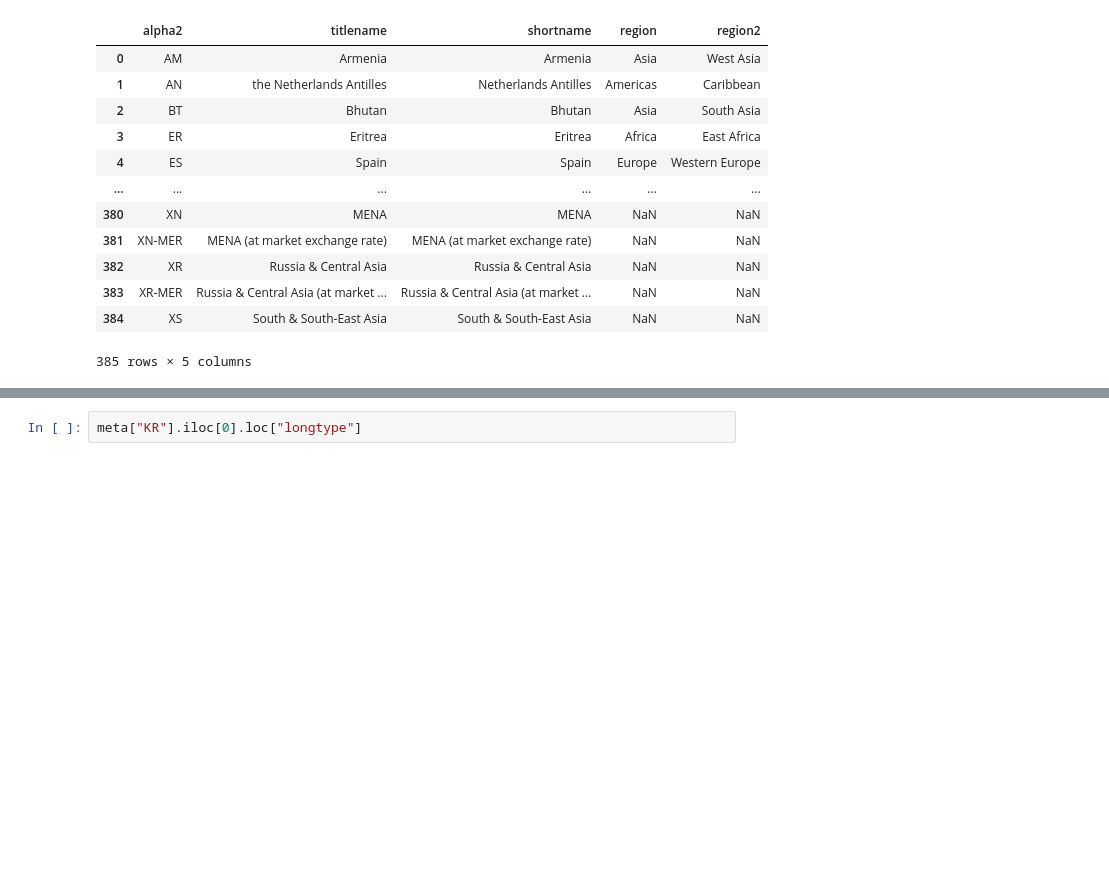
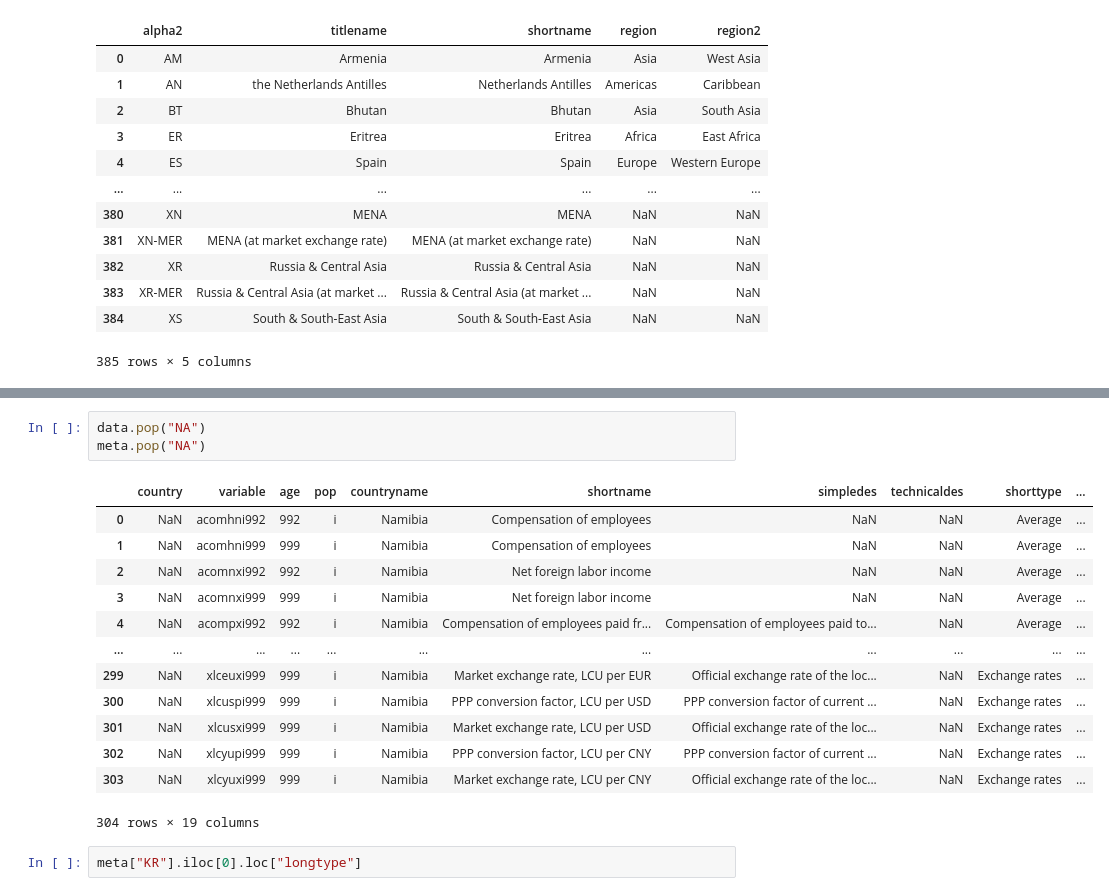
Before and after one commit to Periphanes/WID-Preprocess, a Jupyter notebook: discover.ipynb, the cells around one changed output, grey strips where cells are left out. Drawn from its saved outputs; the diff is of its cells as text; blank space fills up the shorter version.

```diff
--- a/discover.ipynb
+++ b/discover.ipynb
@@ -97,3 +84,20 @@ meta["KR"]
+# %%
+data.pop("NA")
+meta.pop("NA")
+# %% [output]
+|  | country | variable | age | pop | countryname | shortname | simpledes | technicaldes | shorttype | ... |
+| 0 | NaN | acomhni992 | 992 | i | Namibia | Compensation of employees | NaN | NaN | Average | ... |
+| 1 | NaN | acomhni999 | 999 | i | Namibia | Compensation of employees | NaN | NaN | Average | ... |
+| 2 | NaN | acomnxi992 | 992 | i | Namibia | Net foreign labor income | NaN | NaN | Average | ... |
+| 3 | NaN | acomnxi999 | 999 | i | Namibia | Net foreign labor income | NaN | NaN | Average | ... |
+| 4 | NaN | acompxi992 | 992 | i | Namibia | Compensation of employees paid fr... | Compensation of employees paid to... | NaN | Average | ... |
+| ... | ... | ... | ... | ... | ... | ... | ... | ... | ... | ... |
+| 299 | NaN | xlceuxi999 | 999 | i | Namibia | Market exchange rate, LCU per EUR | Official exchange rate of the loc... | NaN | Exchange rates | ... |
+| 300 | NaN | xlcuspi999 | 999 | i | Namibia | PPP conversion factor, LCU per USD | PPP conversion factor of current ... | NaN | Exchange rates | ... |
+| 301 | NaN | xlcusxi999 | 999 | i | Namibia | Market exchange rate, LCU per USD | Official exchange rate of the loc... | NaN | Exchange rates | ... |
+| 302 | NaN | xlcyupi999 | 999 | i | Namibia | PPP conversion factor, LCU per CNY | PPP conversion factor of current ... | NaN | Exchange rates | ... |
+| 303 | NaN | xlcyuxi999 | 999 | i | Namibia | Market exchange rate, LCU per CNY | Official exchange rate of the loc... | NaN | Exchange rates | ... |
+304 rows × 19 columns
 # %%
 meta["KR"].iloc[0].loc["longtype"]
 # %% [output]
```
Also changed, not shown: parts of 11 cells of this notebook.
